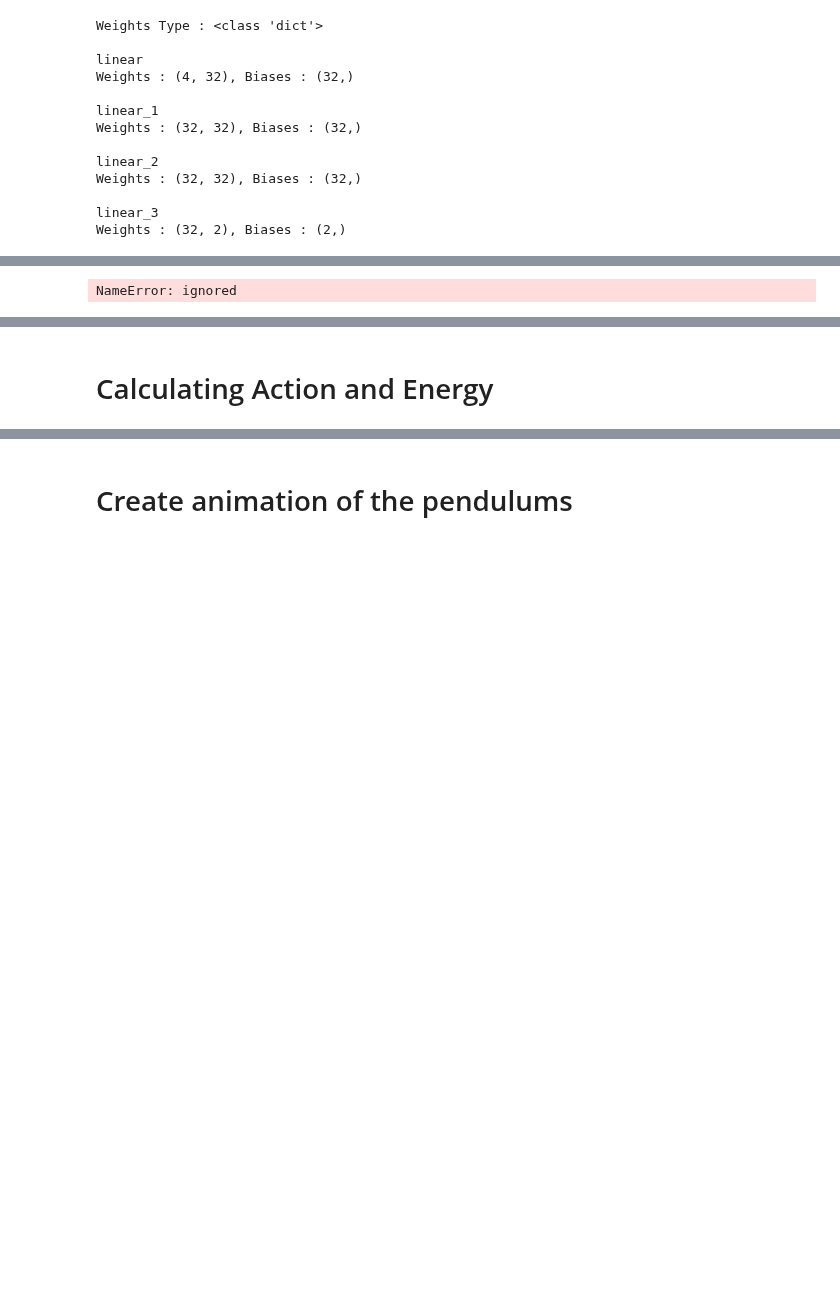
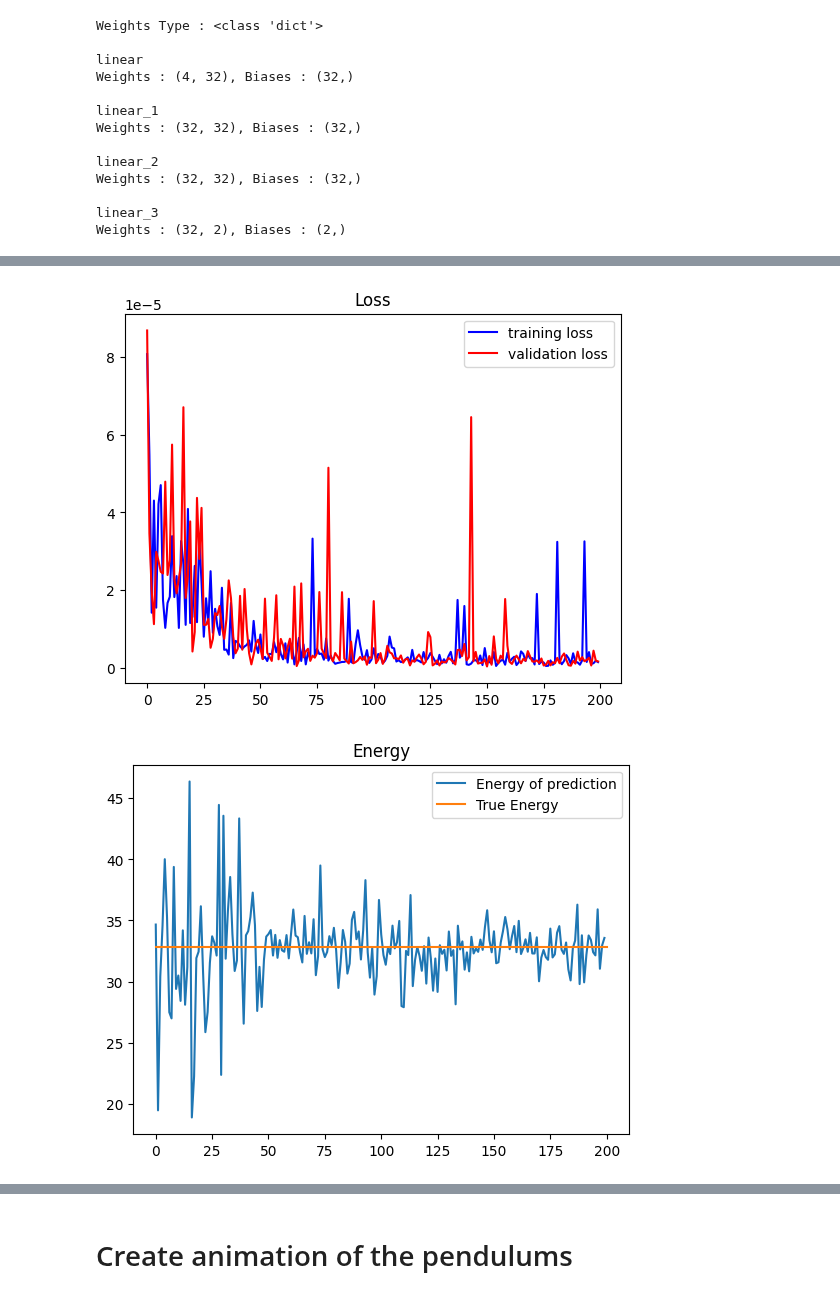
Before and after one commit to jakedorman64/internship, a Jupyter notebook: Double_Pendulum_NeuralODE.ipynb, the cells around one changed output, grey strips where cells are left out. Saved outputs shown, nothing was run; the diff lists cells and outputs as text; code cells hidden in the pictures; blank space fills up the shorter version.

```diff
--- a/Double_Pendulum_NeuralODE.ipynb
+++ b/Double_Pendulum_NeuralODE.ipynb
@@ -61,7 +61,7 @@ import numpy as np
 # This tells us whether we are on cpu or gpu.
 print(jax.lib.xla_bridge.get_backend().platform)
 
-# Disabling jit can be used for debugging. False is the standard.
+# Disabling jit can be used for debugging. Default is false.
 config.update("jax_disable_jit", False)
 # Sometimes NaNs can be generated if we are not working in x64, but x64 is slower. Default is false.
 config.update("jax_enable_x64", False)
@@ -72,8 +72,8 @@ config.update("jax_debug_nans", False)
 g = - 9.81
 dt = 0.001
 data_points = 32768
-prediction_batch_size = 128
+prediction_batch_size = 32
 training_batch_size = 8
 total_time = data_points * dt
-gradient_updates = 200000
+gradient_updates = 20000
 # %% [output]
@@ -400,13 +441,24 @@ def action(data):
   return action
 # %%
 """Run the training & evaluation loop."""
-print("actual energy = ", total_energy = )
+actual_energy = total_energy(normalised_data[0])
+print("actual energy = ", actual_energy)
 for step in range(gradient_updates):
   # Do stochastic gradient descent on a batch of training examples.
   state = update(state, next(train_dataset))
 
   # Print the training and evaluation loss every 1000 time steps. We normalise the loss so that if we change batch size, the loss stays at the same scale.
+  if step % 100 == 0:
+    # First use odeint on our network to calculate a path, so we can evaluate the action and energy for this path.
+    data = next(train_dataset)[0]
+    predicted_data = odeint(nn_predict, data[0], batch_tsteps, state.params)
+    predicted_data = normalise_predictions(predicted_data)
+    # We evaluate the energy at the last prediction point, as this should be where the error is largest.
+    energy_list.append(total_energy(predicted_data[-1]))
+
+    # We care about whether the difference between real and predicted action is decreasing, since the action will be different for each prediction batch.
+    action_list.append(action(predicted_data) - action(data))
 
     train_loss_list.append(MeanSquaredErrorLoss(state.params, next(train_dataset)) / (training_batch_size * prediction_batch_size))
     val_loss_list.append(MeanSquaredErrorLoss(state.params, next(eval_dataset)) / (training_batch_size * prediction_batch_size))
-    print("Step {}: train loss {}, eval loss {}".format(step, train_loss_list[-1], val_loss_list[-1]))
+    print("Step {}: train loss {}, eval loss {}, energy {}, action {}".format(step, train_loss_list[-1], val_loss_list[-1], energy_list[-1], action_list[-1]))
@@ -413,8 +483,26 @@ for step in range(gradient_updates):
-# %%
-"""Plot our losses"""
-
-plt.plot(train_loss_list, color="b", label="training loss")
-plt.plot(val_loss_list, color="r", label="validation loss")
-plt.legend()
-# %% [output]
-NameError: ignored
+# %%
+"""Plot our losses, energy and change in action"""
+
+plt.plot(train_loss_list, color="b", label="training loss")
+plt.plot(val_loss_list, color="r", label="validation loss")
+plt.title("Loss")
+plt.legend()
+plt.show()
+plt.close()
+
+plt.plot(energy_list, label="Energy of prediction")
+plt.plot((0, len(energy_list)), (actual_energy, actual_energy), label="True Energy")
+plt.title("Energy")
+plt.legend()
+plt.show()
+plt.close()
+
+plt.plot(action_list, label="Change in Action")
+plt.plot((0, len(energy_list)), (0, 0), label="0")
+plt.title("Action of predicted path - true action")
+plt.legend()
+plt.show()
+plt.close()
+# %% [output]
+[figure, added]
+[figure, added]
@@ -468,5 +557,3 @@ plt.legend()
 plt.title("Random Starting point.")
 plt.show()
 plt.close()
-# %% [markdown]
-# Calculating Action and Energy
```
Also changed, not shown: parts of 9 cells of this notebook.
